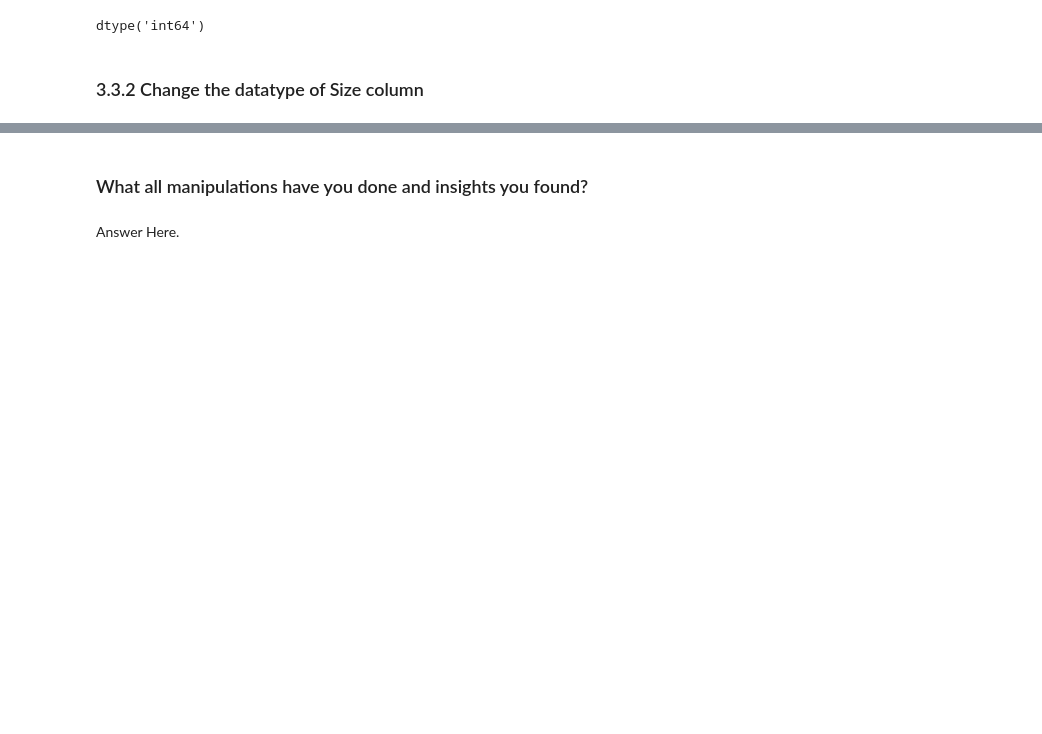
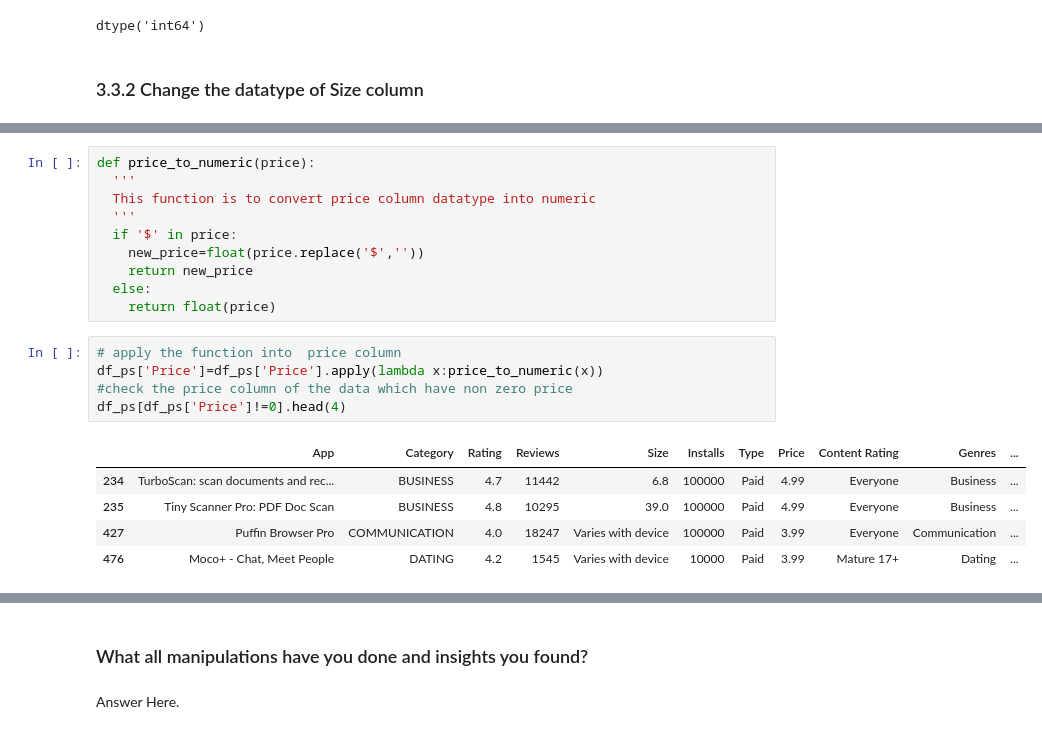
Before and after one commit to shubhsk321go/EDA_capstone_project_playStore_Analysis, a Jupyter notebook: Copy_of_Sample_EDA_Submission_Template.ipynb, the cells around one changed output, grey strips where cells are left out. Drawn from its saved outputs; the diff is of its cells as text; blank space fills up the shorter version.

```diff
--- a/Copy_of_Sample_EDA_Submission_Template.ipynb
+++ b/Copy_of_Sample_EDA_Submission_Template.ipynb
@@ -615,0 +705,21 @@ dtype('int64')
+# %%
+def price_to_numeric(price):
+  '''
+  This function is to convert price column datatype into numeric
+  '''
+  if '$' in price:
+    new_price=float(price.replace('$',''))
+    return new_price
+  else:
+    return float(price)
+# %%
+# apply the function into  price column
+df_ps['Price']=df_ps['Price'].apply(lambda x:price_to_numeric(x))
+#check the price column of the data which have non zero price
+df_ps[df_ps['Price']!=0].head(4)
+# %% [output]
+|  | App | Category | Rating | Reviews | Size | Installs | Type | Price | Content Rating | Genres | ... |
+| 234 | TurboScan: scan documents and rec... | BUSINESS | 4.7 | 11442 | 6.8 | 100000 | Paid | 4.99 | Everyone | Business | ... |
+| 235 | Tiny Scanner Pro: PDF Doc Scan | BUSINESS | 4.8 | 10295 | 39.0 | 100000 | Paid | 4.99 | Everyone | Business | ... |
+| 427 | Puffin Browser Pro | COMMUNICATION | 4.0 | 18247 | Varies with device | 100000 | Paid | 3.99 | Everyone | Communication | ... |
+| 476 | Moco+ - Chat, Meet People | DATING | 4.2 | 1545 | Varies with device | 10000 | Paid | 3.99 | Mature 17+ | Dating | ... |
```
Also changed, not shown: parts of 38 cells of this notebook.
